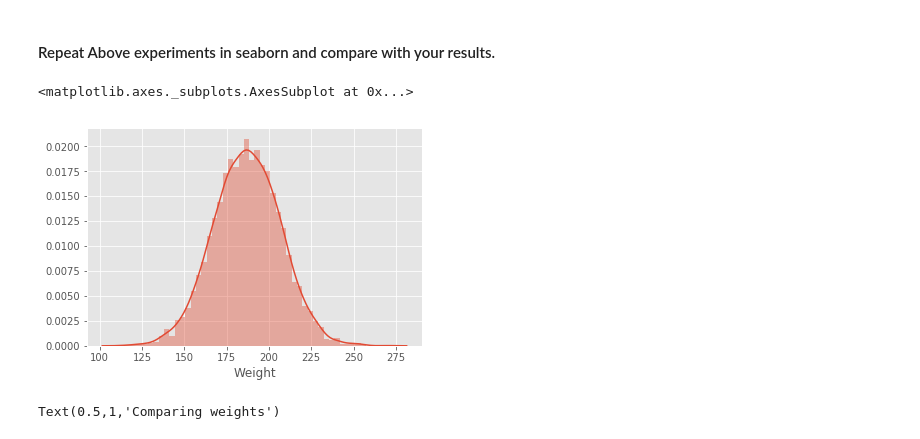
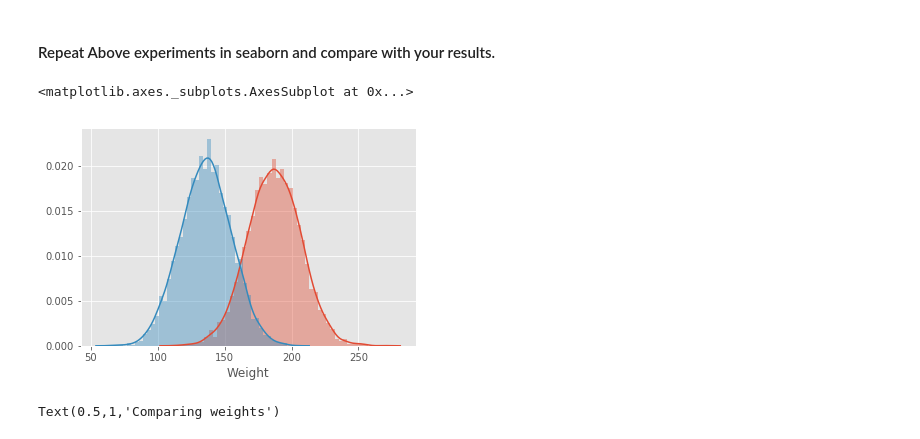
Before and after one commit to MsJacksonIYN/dsc-1-09-11-the-probability-density-function-lab-nyc-ds-career-031119, a Jupyter notebook: index.ipynb, the cells around one changed output. Saved outputs shown, nothing was run; the diff lists cells and outputs as text; code cells hidden in the pictures.

```diff
--- a/index.ipynb
+++ b/index.ipynb
@@ -169,10 +169,10 @@ The 'normed' kwarg was deprecated in Matplotlib 2.1 and will be removed in 3.1.
 import seaborn as sns
 # %%
 sns.distplot(male_df['Weight'], kde=True)
-sns.distplot(male_df['Weight'], kde=True)
+sns.distplot(female_df['Weight'], kde=True)
 # %% [output]
 <matplotlib.axes._subplots.AxesSubplot at 0x...>
-[figure, old version]
+[figure, new version]
 # %%
 # %% [output]
 Text(0.5,1,'Comparing weights')
```
